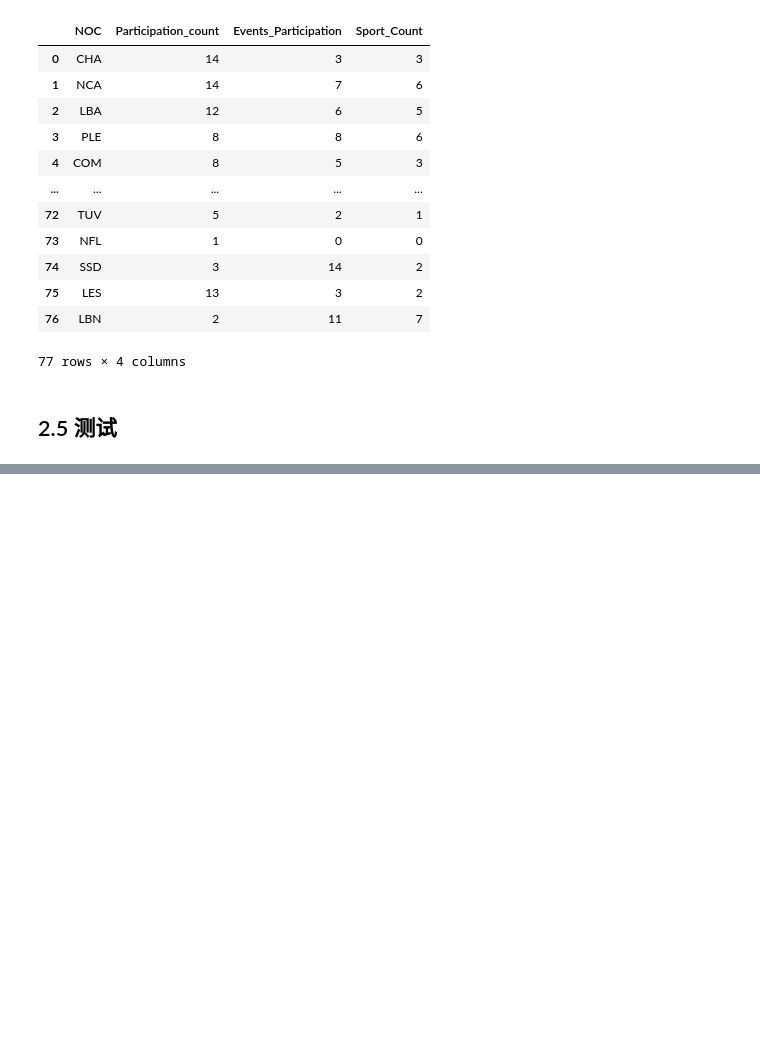
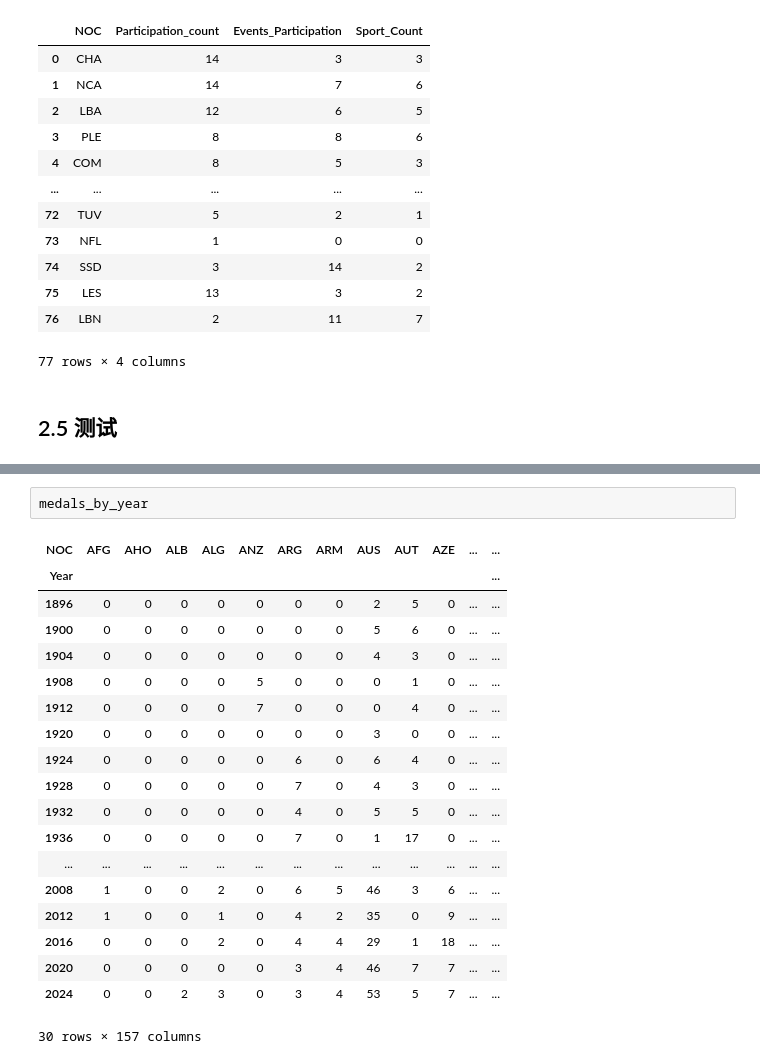
Before and after one commit to rainbowyuyu/MCM, a Jupyter notebook: model_and_code/data_processing.ipynb, the cells around one changed output, grey strips where cells are left out. Cells and saved outputs as stored; diff of their text form; blank space fills up the shorter version.

```diff
--- a/model_and_code/data_processing.ipynb
+++ b/model_and_code/data_processing.ipynb
@@ -1585,0 +1630,22 @@ Predicted Probabilities (before ranking): [np.float64(0.03), np.float64(0.23), n
+# %%
+medals_by_year
+# %% [output]
+| NOC | AFG | AHO | ALB | ALG | ANZ | ARG | ARM | AUS | AUT | AZE | ... | ... |
+| Year |  |  |  |  |  |  |  |  |  |  |  | ... |
+| 1896 | 0 | 0 | 0 | 0 | 0 | 0 | 0 | 2 | 5 | 0 | ... | ... |
+| 1900 | 0 | 0 | 0 | 0 | 0 | 0 | 0 | 5 | 6 | 0 | ... | ... |
+| 1904 | 0 | 0 | 0 | 0 | 0 | 0 | 0 | 4 | 3 | 0 | ... | ... |
+| 1908 | 0 | 0 | 0 | 0 | 5 | 0 | 0 | 0 | 1 | 0 | ... | ... |
+| 1912 | 0 | 0 | 0 | 0 | 7 | 0 | 0 | 0 | 4 | 0 | ... | ... |
+| 1920 | 0 | 0 | 0 | 0 | 0 | 0 | 0 | 3 | 0 | 0 | ... | ... |
+| 1924 | 0 | 0 | 0 | 0 | 0 | 6 | 0 | 6 | 4 | 0 | ... | ... |
+| 1928 | 0 | 0 | 0 | 0 | 0 | 7 | 0 | 4 | 3 | 0 | ... | ... |
+| 1932 | 0 | 0 | 0 | 0 | 0 | 4 | 0 | 5 | 5 | 0 | ... | ... |
+| 1936 | 0 | 0 | 0 | 0 | 0 | 7 | 0 | 1 | 17 | 0 | ... | ... |
+| ... | ... | ... | ... | ... | ... | ... | ... | ... | ... | ... | ... | ... |
+| 2008 | 1 | 0 | 0 | 2 | 0 | 6 | 5 | 46 | 3 | 6 | ... | ... |
+| 2012 | 1 | 0 | 0 | 1 | 0 | 4 | 2 | 35 | 0 | 9 | ... | ... |
+| 2016 | 0 | 0 | 0 | 2 | 0 | 4 | 4 | 29 | 1 | 18 | ... | ... |
+| 2020 | 0 | 0 | 0 | 0 | 0 | 3 | 4 | 46 | 7 | 7 | ... | ... |
+| 2024 | 0 | 0 | 2 | 3 | 0 | 3 | 4 | 53 | 5 | 7 | ... | ... |
+30 rows × 157 columns
```
Also changed, not shown: parts of 5 cells of this notebook, 2 other files.
